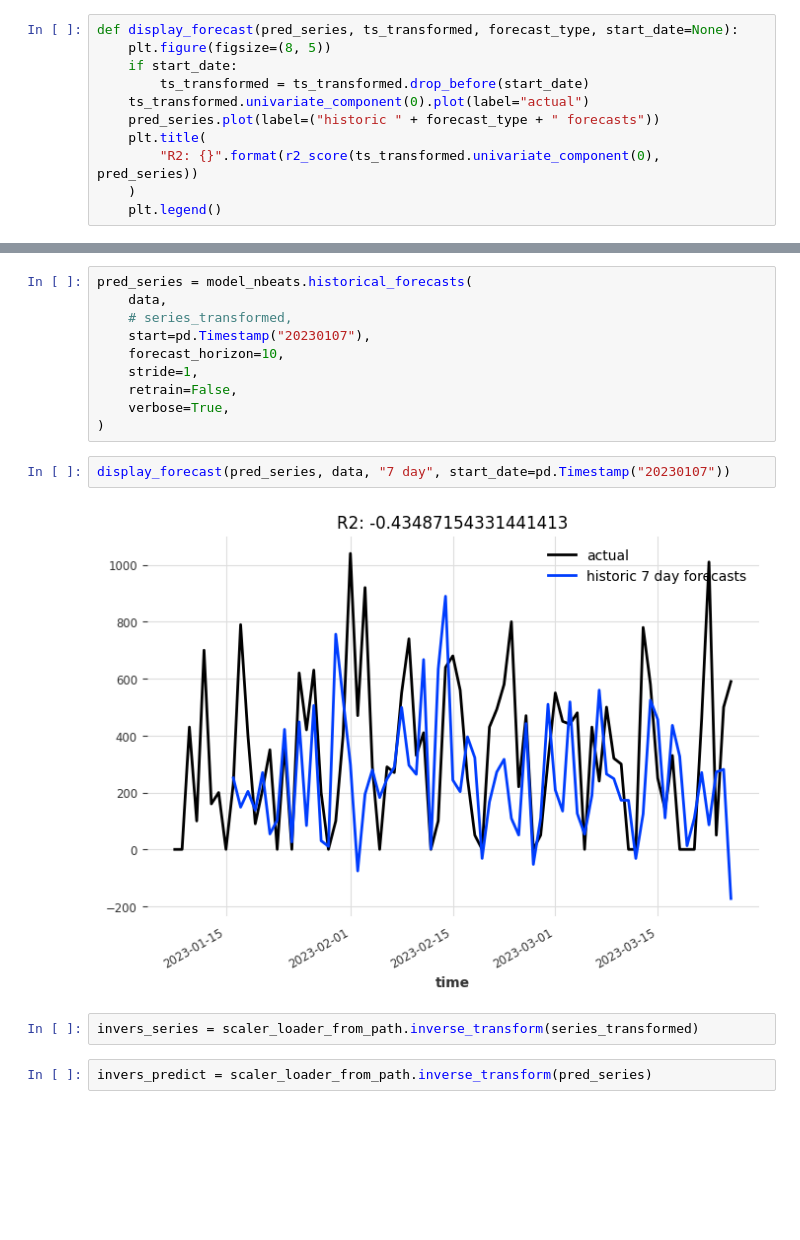
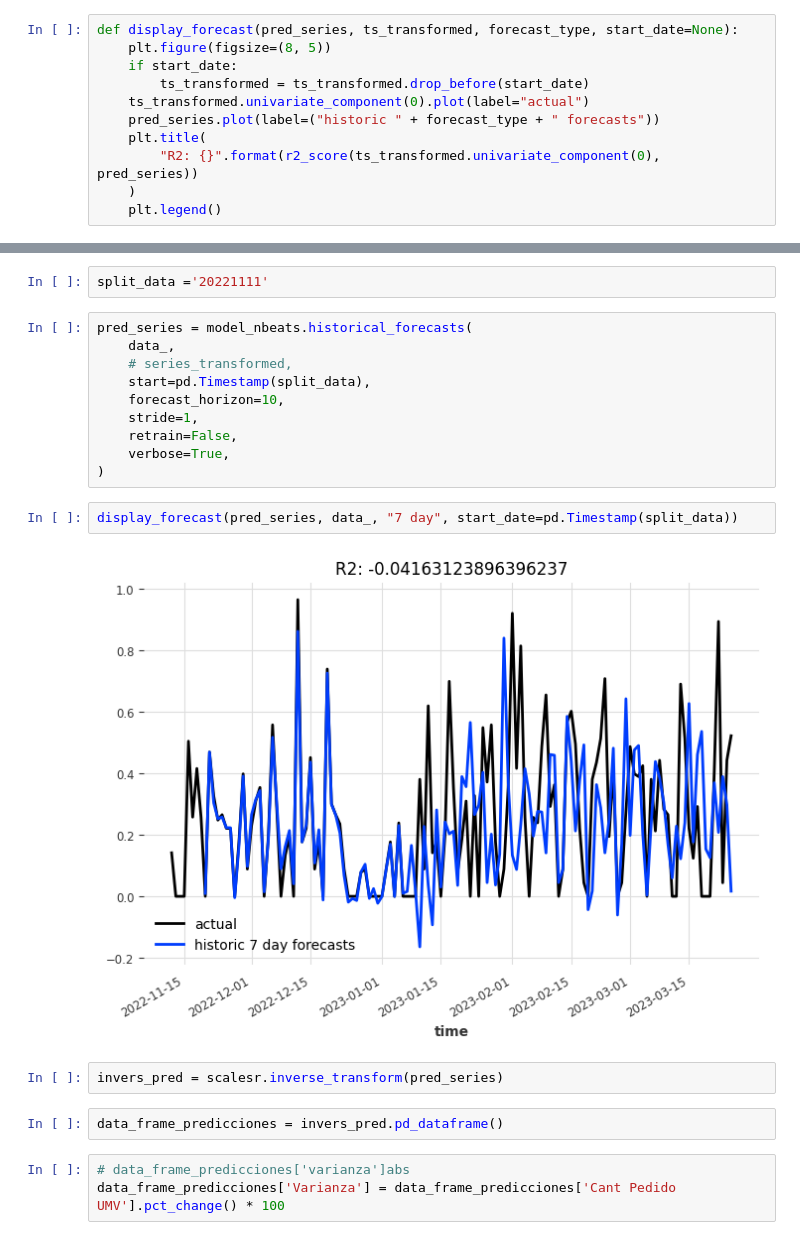
Before and after one commit to brayanfz013/app_predicction, a Jupyter notebook: notebooks/Darts.ipynb, the cells around one changed output, grey strips where cells are left out. Cells and saved outputs as stored; diff of their text form; blank space fills up the shorter version.

```diff
--- a/notebooks/Darts.ipynb
+++ b/notebooks/Darts.ipynb
@@ -387,18 +641,23 @@ def display_forecast(pred_series, ts_transformed, forecast_type, start_date=None
+# %%
+split_data ='20221111'
 # %%
 pred_series = model_nbeats.historical_forecasts(
-    data,
+    data_,
     # series_transformed,
-    start=pd.Timestamp("20230107"),
+    start=pd.Timestamp(split_data),
     forecast_horizon=10,
     stride=1,
     retrain=False,
     verbose=True,
 )
 # %%
-display_forecast(pred_series, data, "7 day", start_date=pd.Timestamp("20230107"))
+display_forecast(pred_series, data_, "7 day", start_date=pd.Timestamp(split_data))
 # %% [output]
-[figure, old version]
+[figure, new version]
-# %%
-invers_series = scaler_loader_from_path.inverse_transform(series_transformed)
 # %%
-invers_predict = scaler_loader_from_path.inverse_transform(pred_series)
+invers_pred = scalesr.inverse_transform(pred_series)
+# %%
+data_frame_predicciones = invers_pred.pd_dataframe()
+# %%
+# data_frame_predicciones['varianza']abs
+data_frame_predicciones['Varianza'] = data_frame_predicciones['Cant Pedido UMV'].pct_change() * 100
```
Also changed, not shown: parts of 53 cells of this notebook, 39 other files.
